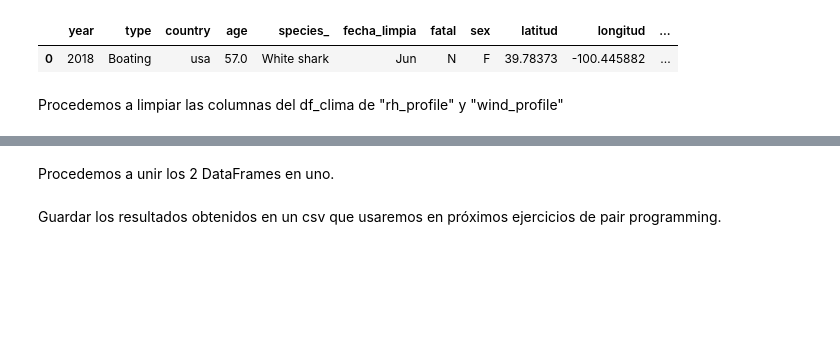
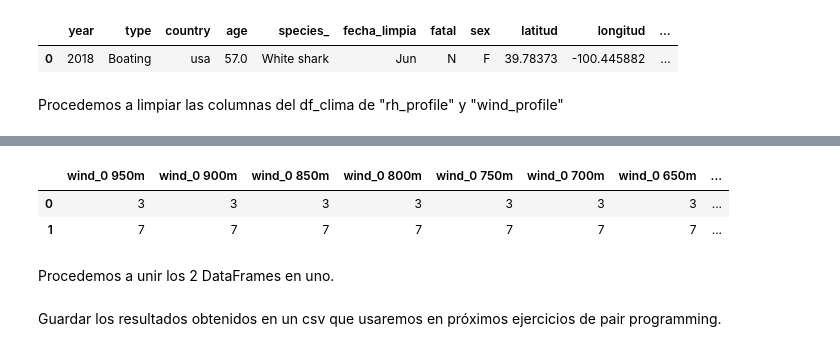
Before and after one commit to Adalab/DA_PromoC_modulo2_sprint2_Mari_y_Mina, a Jupyter notebook: ETL/Pair_ETL_2.ipynb, the cells around one changed output, grey strips where cells are left out. Saved outputs shown, nothing was run; the diff lists cells and outputs as text; code cells hidden in the pictures; blank space fills up the shorter version.

```diff
--- a/ETL/Pair_ETL_2.ipynb
+++ b/ETL/Pair_ETL_2.ipynb
@@ -100,6 +95,24 @@ df_wind.head(1)
 # %% [output]
 |  | 0 | 1 | 2 | 3 | 4 | 5 | 6 | 7 | 8 | 9 | 10 | ... |
 | 0 | {'layer': '950mb', 'direction': -... | {'layer': '900mb', 'direction': 3... | {'layer': '850mb', 'direction': 2... | {'layer': '800mb', 'direction': 2... | {'layer': '750mb', 'direction': 2... | {'layer': '700mb', 'direction': 3... | {'layer': '650mb', 'direction': 2... | {'layer': '600mb', 'direction': 2... | {'layer': '550mb', 'direction': 2... | {'layer': '500mb', 'direction': 2... | {'layer': '450mb', 'direction': 2... | ... |
+# %%
+for i in range(len(df_wind.columns)):
+
+    nombre = "wind_" + str(df_wind[i].apply(pd.Series)["layer"][0])
+
+    #print(nombre)
+
+    valor1 = list(df_wind[i].apply(pd.Series)[["direction", "speed"]])
+
+    #print(valores)
+
+    df_clima.insert(i, nombre[:14], valores)
+# %%
+df_clima.head(2)
+# %% [output]
+|  | wind_0 950m | wind_0 900m | wind_0 850m | wind_0 800m | wind_0 750m | wind_0 700m | wind_0 650m | ... |
+| 0 | 3 | 3 | 3 | 3 | 3 | 3 | 3 | ... |
+| 1 | 7 | 7 | 7 | 7 | 7 | 7 | 7 | ... |
 # %% [markdown]
 Procedemos a unir los 2 DataFrames en uno.
 # %%
```
Also changed, not shown: parts of 5 cells of this notebook.
